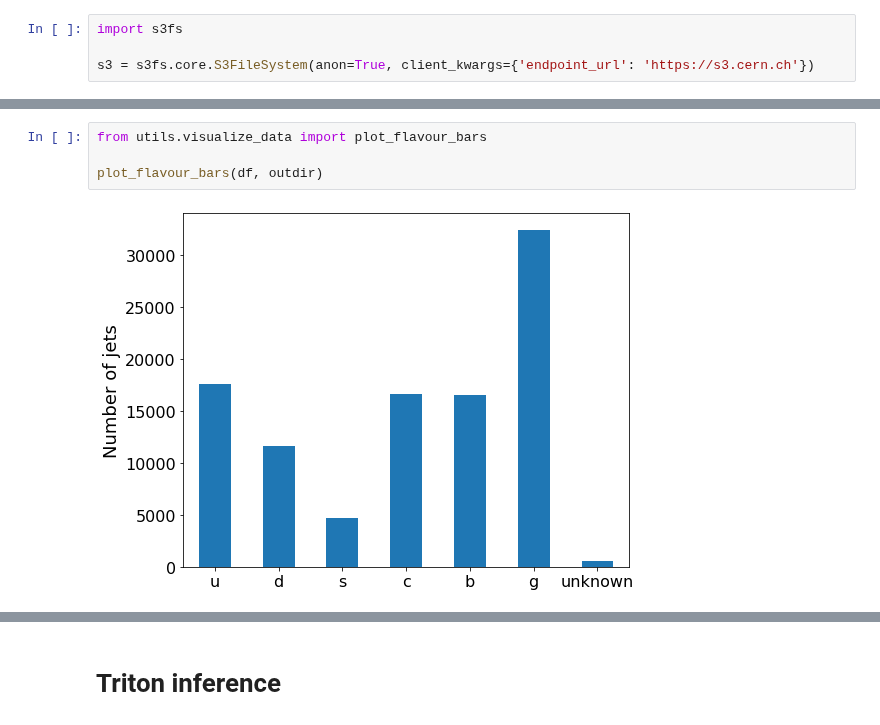
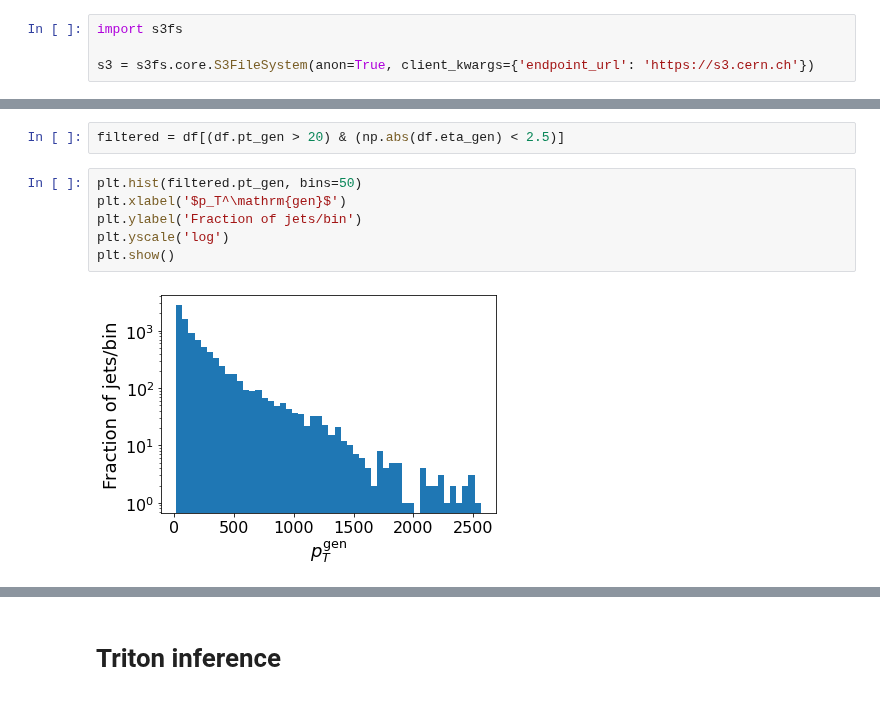
Before and after one commit to deinal/jec-inference, a Jupyter notebook: inference.ipynb, the cells around one changed output, grey strips where cells are left out. Saved outputs shown, nothing was run; the diff lists cells and outputs as text.

```diff
--- a/inference.ipynb
+++ b/inference.ipynb
@@ -105,6 +97,10 @@ plot_target(np.log(df.pt_gen / df.pt), outdir)
-# %%
-from utils.visualize_data import plot_flavour_bars
-
-plot_flavour_bars(df, outdir)
-# %% [output]
-[figure, removed]
+# %%
+filtered = df[(df.pt_gen > 20) & (np.abs(df.eta_gen) < 2.5)]
+# %%
+plt.hist(filtered.pt_gen, bins=50)
+plt.xlabel('$p_T^\mathrm{gen}$')
+plt.ylabel('Fraction of jets/bin')
+plt.yscale('log')
+plt.show()
+# %% [output]
+[figure, added]
```
Also changed, not shown: parts of 31 cells of this notebook, 3 other files.
